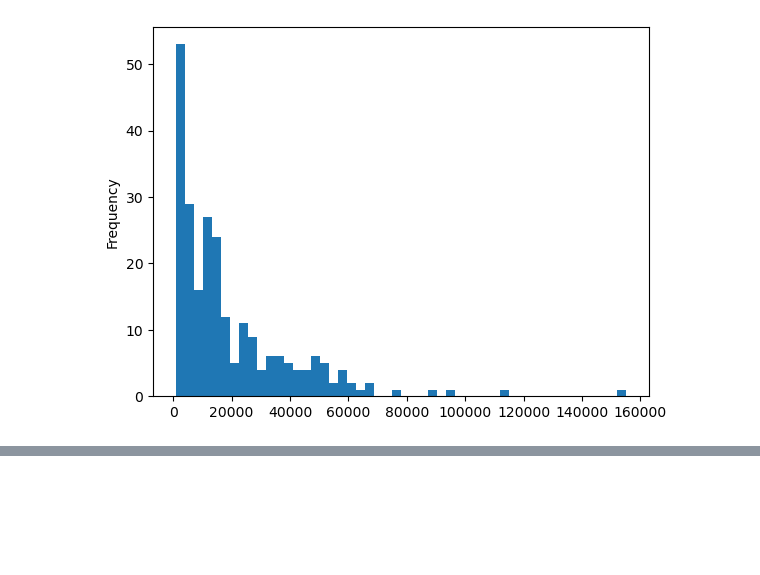
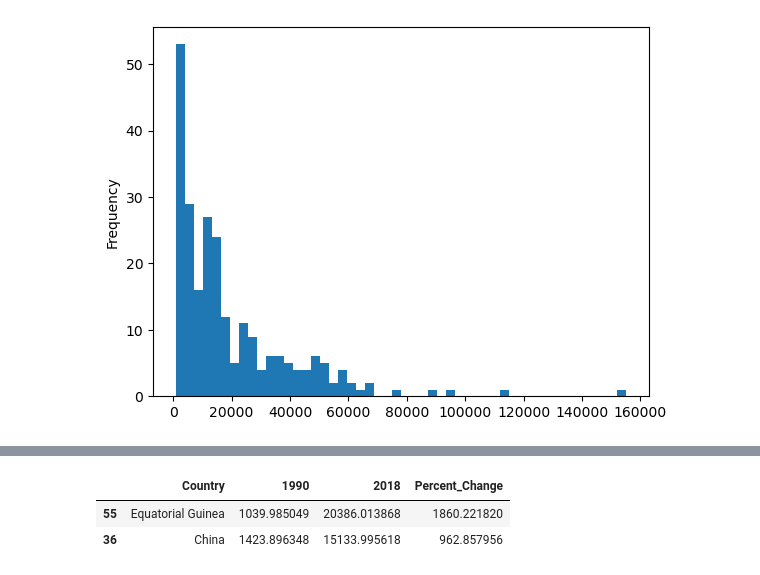
Before and after one commit to nss-data-science-cohort-7/un-exploration-tomoumer, a Jupyter notebook: notebooks/UN_Data_Exploration.ipynb, the cells around one changed output, grey strips where cells are left out. Saved outputs shown, nothing was run; the diff lists cells and outputs as text; code cells hidden in the pictures; blank space fills up the shorter version.

```diff
--- a/notebooks/UN_Data_Exploration.ipynb
+++ b/notebooks/UN_Data_Exploration.ipynb
@@ -177,0 +204,2 @@ gdp_2014['GDP_Per_Capita'].plot(kind='hist', bins=50);
+# %%
+gdp_pivoted['Percent_Change'] = 100.*(gdp_pivoted[2018] - gdp_pivoted[1990]) / gdp_pivoted[1990]
@@ -177,0 +215,6 @@ gdp_2014['GDP_Per_Capita'].plot(kind='hist', bins=50);
+# %%
+gdp_pivoted.sort_values(by='Percent_Change', ascending=False).head(2)
+# %% [output]
+|  | Country | 1990 | 2018 | Percent_Change |
+| 55 | Equatorial Guinea | 1039.985049 | 20386.013868 | 1860.221820 |
+| 36 | China | 1423.896348 | 15133.995618 | 962.857956 |
```
Also changed, not shown: parts of 14 cells of this notebook, 1 other file.
